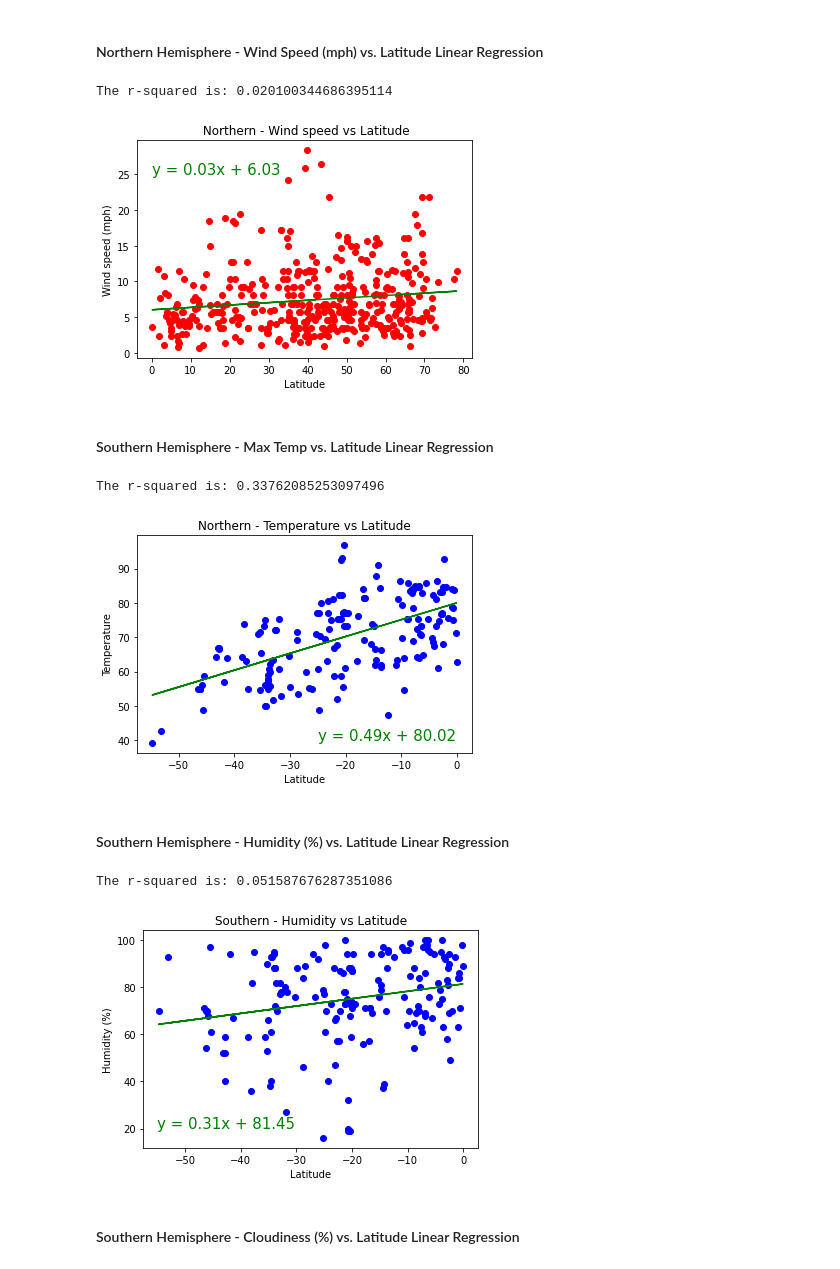
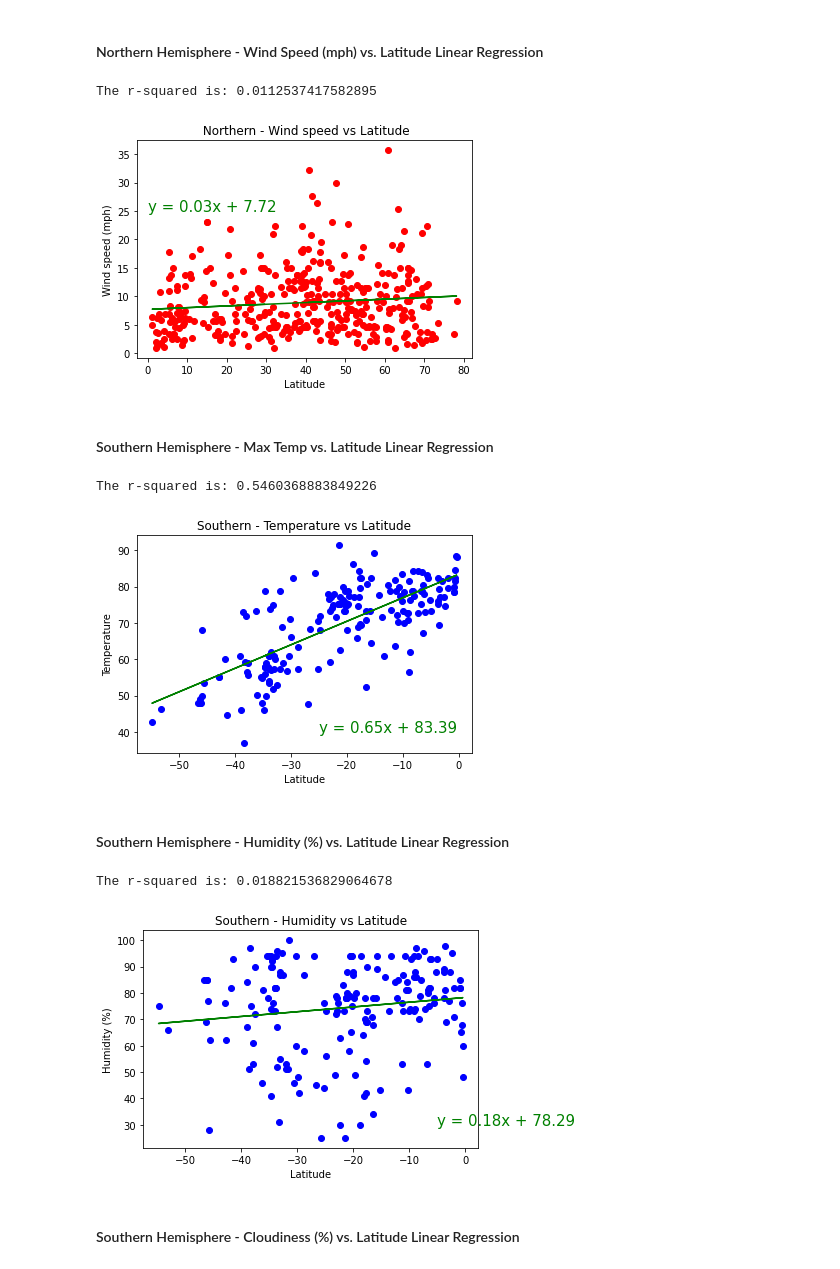
Before and after one commit to hvinoy/python_api_challenge, a Jupyter notebook: WeatherPy.ipynb, the cells around one changed output. Drawn from its saved outputs; the diff is of its cells as text; code cells hidden in the pictures.

```diff
--- a/WeatherPy.ipynb
+++ b/WeatherPy.ipynb
@@ -81,15 +86,27 @@ country =[]
 date =[]
 
 city_id = 1
-set = 1
-record = 0
+record_count = 1
+set_count = 1
 print("Beginning Data Retrieval")
 print("=========================")
 # Loop through the list of cities and perform a request for data on each
-for city in cities:
+#for city in cities:
 #for city in sample_city:
+for i, city in enumerate(cities):
 
+
+
+    if (i % 50 == 0 and i >= 50):
+        set_count += 1
+        record_count = 1
     response = requests.get(query_url + city).json()
+
+    print(f"Processing Record {record_count} of Set {set_count} | {city}")
+    print("----------")
+    record_count += 1
+
+
     try:
         lat.append(response['coord']['lat'])
         lon.append(response["coord"]["lon"])
@@ -102,13 +119,8 @@ for city in cities:
         date.append(response["dt"])
         #print(f"Processing {city_id} - {city} found")
         #city_id += 1
-        if record > 49:
-            record = 1
-            set += 1
-        else:
-            record += 1
-        print(f"Processing Record {record} of Set {set} | {city}")
-        print("----------")
+
+
         #print(json.dumps(response, indent=4, sort_keys=False))
 
     except:
@@ -361,8 +372,8 @@ print(f"The r-squared is: {rvalue**2}")
 plt.savefig('WeatherPy/north_wind_lat.png')
 plt.show()
 # %% [output]
-The r-squared is: 0.020100344686395114
+The r-squared is: 0.0112537417582895
-[figure, old version]
+[figure, new version]
 # %% [markdown]
 ####  Southern Hemisphere - Max Temp vs. Latitude Linear Regression
 # %%
@@ -373,7 +384,7 @@ regress_values = x_values * slope + intercept
 line_eq = "y = " + str(round(slope,2)) + "x + " + str(round(intercept,2))
 plt.scatter(x_values,y_values,color = "blue")
 plt.plot(x_values,regress_values,"r-",color="green")
-plt.title("Northern - Temperature vs Latitude")
+plt.title("Southern - Temperature vs Latitude")
 plt.xlabel("Latitude")
 plt.ylabel("Temperature")
 plt.annotate(line_eq,(-25,40),fontsize=15,color="green")
@@ -381,28 +392,28 @@ print(f"The r-squared is: {rvalue**2}")
 plt.savefig('WeatherPy/south_temp_lat.png')
 plt.show()
 # %% [output]
-The r-squared is: 0.33762085253097496
+The r-squared is: 0.5460368883849226
-[figure, old version]
+[figure, new version]
 # %% [markdown]
 ####  Southern Hemisphere - Humidity (%) vs. Latitude Linear Regression
 # %%
 x_values = south["Lat"]
 y_values = south["Humidity"]
 (slope, intercept, rvalue, pvalue, stderr) = linregress(x_values, y_values)
 regress_values = x_values * slope + intercept
 line_eq = "y = " + str(round(slope,2)) + "x + " + str(round(intercept,2))
 plt.scatter(x_values,y_values,color = "blue")
 plt.plot(x_values,regress_values,"r-",color="green")
 plt.title("Southern - Humidity vs Latitude")
 plt.xlabel("Latitude")
 plt.ylabel("Humidity (%)")
-plt.annotate(line_eq,(-55,20),fontsize=15,color="green")
+plt.annotate(line_eq,(-5,30),fontsize=15,color="green")
 print(f"The r-squared is: {rvalue**2}")
 plt.savefig('WeatherPy/south_hum_lat.png')
 plt.show()
 # %% [output]
-The r-squared is: 0.051587676287351086
+The r-squared is: 0.018821536829064678
-[figure, old version]
+[figure, new version]
 # %% [markdown]
 ####  Southern Hemisphere - Cloudiness (%) vs. Latitude Linear Regression
 # %%
```
Also changed, not shown: parts of 16 cells of this notebook, 14 other files.
